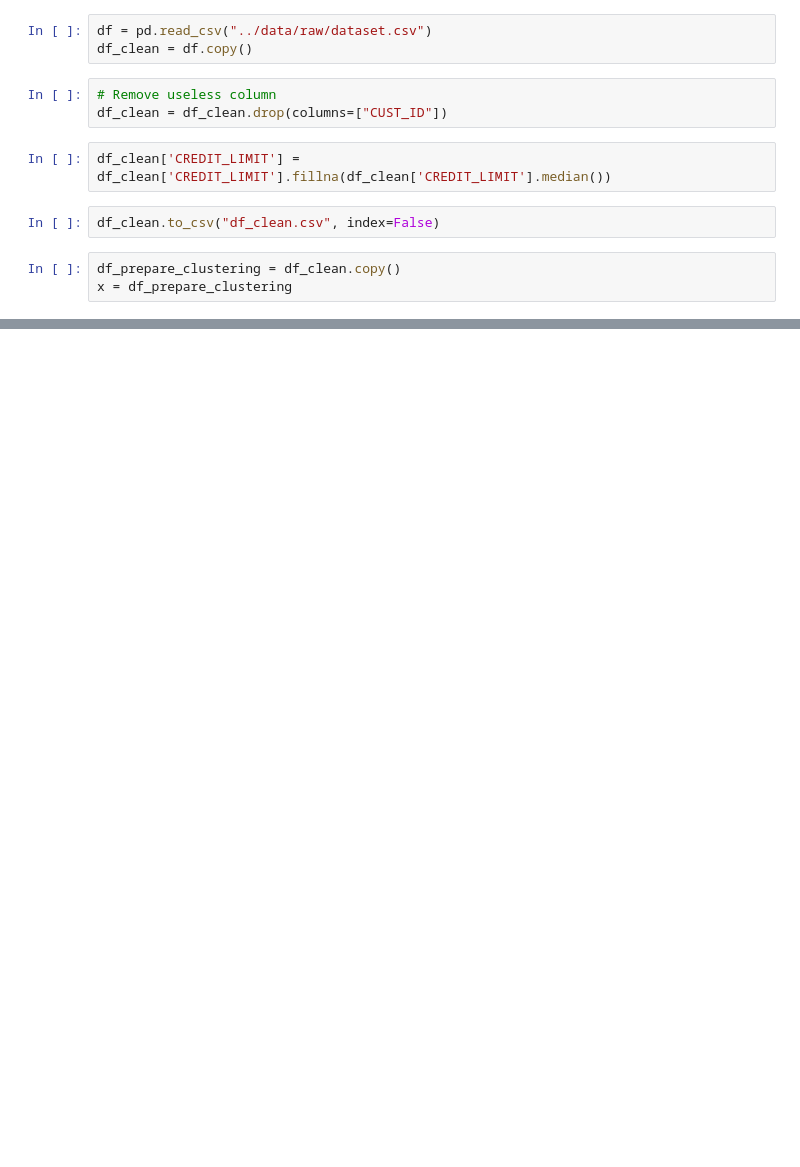
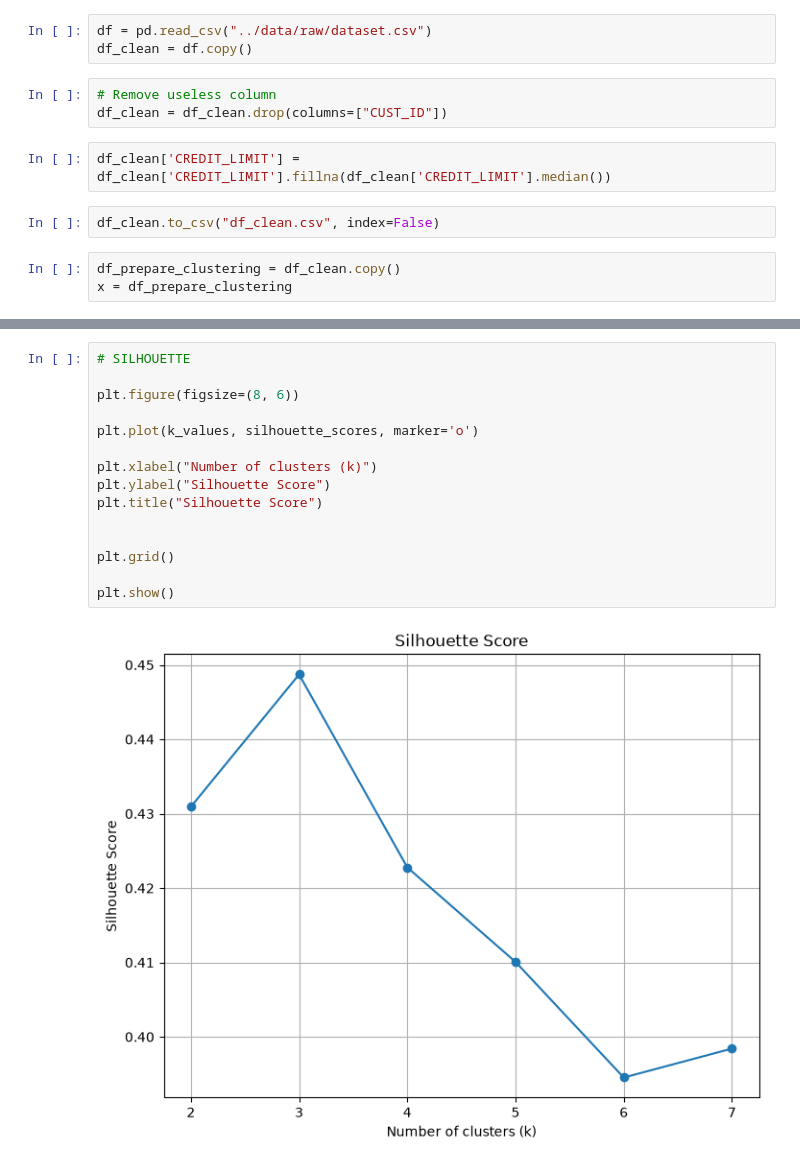
Before and after one commit to d-anasx/segmentation_clients, a Jupyter notebook: notebooks/02_cleaning.ipynb, the cells around one changed output, grey strips where cells are left out. Cells and saved outputs as stored; diff of their text form; blank space fills up the shorter version.

```diff
--- a/notebooks/02_cleaning.ipynb
+++ b/notebooks/02_cleaning.ipynb
@@ -79,0 +172,17 @@ array([[-1.20521818, -0.11353236, -0.98708958, ..., -0.93073294,
+# %%
+# SILHOUETTE
+
+plt.figure(figsize=(8, 6))
+
+plt.plot(k_values, silhouette_scores, marker='o')
+
+plt.xlabel("Number of clusters (k)")
+plt.ylabel("Silhouette Score")
+plt.title("Silhouette Score")
+
+
+plt.grid()
+
+plt.show()
+# %% [output]
+[figure, added]
```
Also changed, not shown: parts of 11 cells of this notebook, 1 other file.
